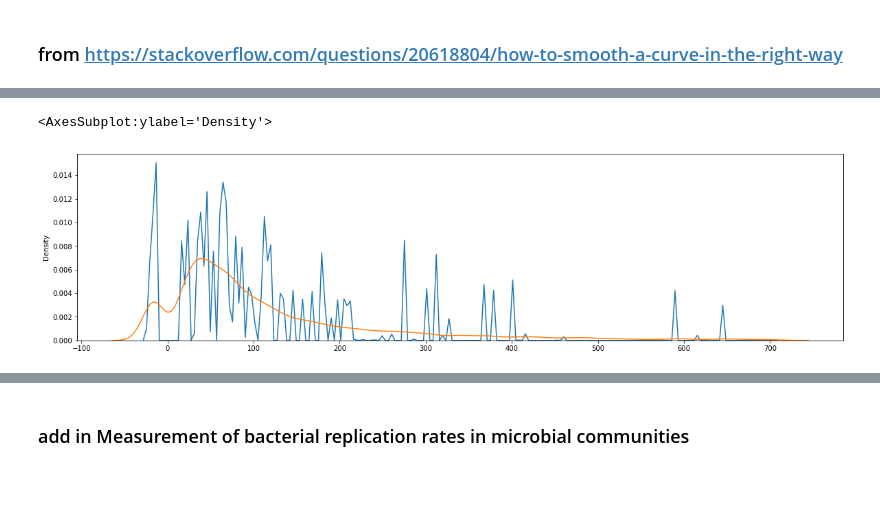
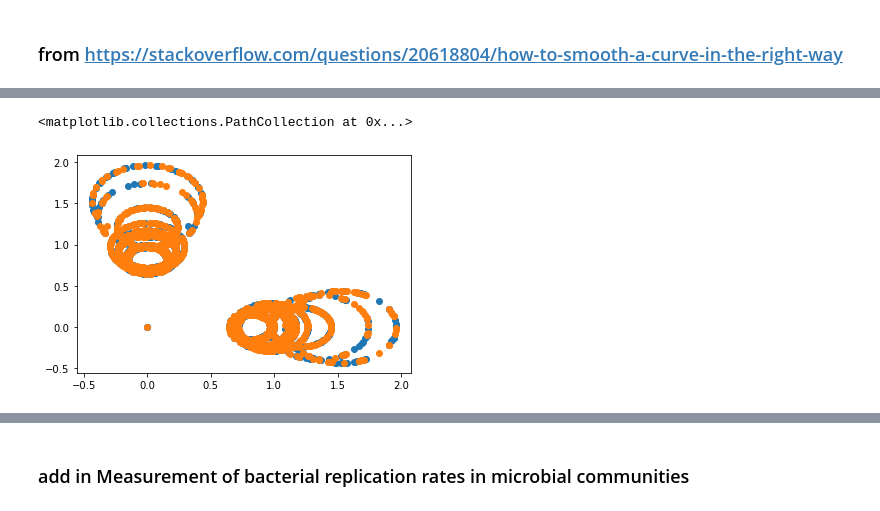
Before and after one commit to dcolinmorgan/HKU_MG, a Jupyter notebook: bactXpat.ipynb, the cells around one changed output, grey strips where cells are left out. Cells and saved outputs as stored; diff of their text form; code cells hidden in the pictures; blank space fills up the shorter version.

```diff
--- a/bactXpat.ipynb
+++ b/bactXpat.ipynb
@@ -499,7 +491,6 @@ plt.plot(np.arange(len(Sequence_angle_exp)),-np.log(Sequence_angle_exp))
-# %%
-plt.figure(figsize=(20,5))
-sns.kdeplot(data=Sequence_angle_exp,bw_adjust=0.001)
-sns.kdeplot(data=Sequence_angle_exp,bw_adjust=.5)
-# %% [output]
-<AxesSubplot:ylabel='Density'>
-[figure, removed]
+# %%
+plt.scatter(BasepairCovariance[:,0],BasepairCovariance[:,1])
+plt.scatter(bp_cov.A,bp_cov.B)
+# %% [output]
+<matplotlib.collections.PathCollection at 0x...>
+[figure, added]
```
Also changed, not shown: parts of 20 cells of this notebook, 6 other files.
